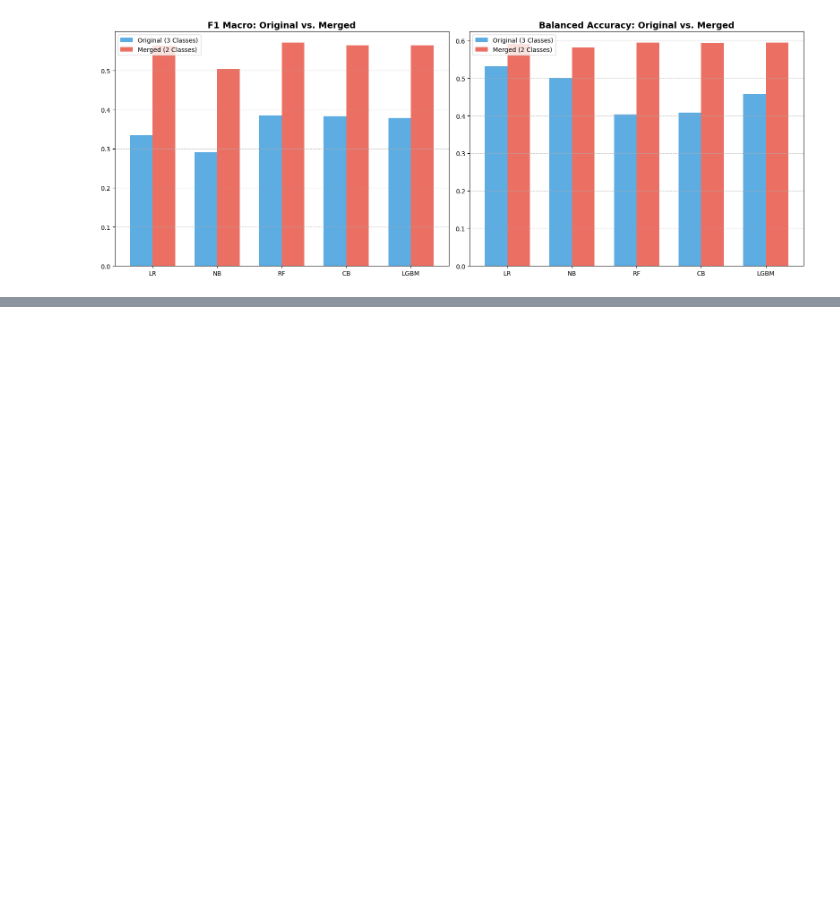
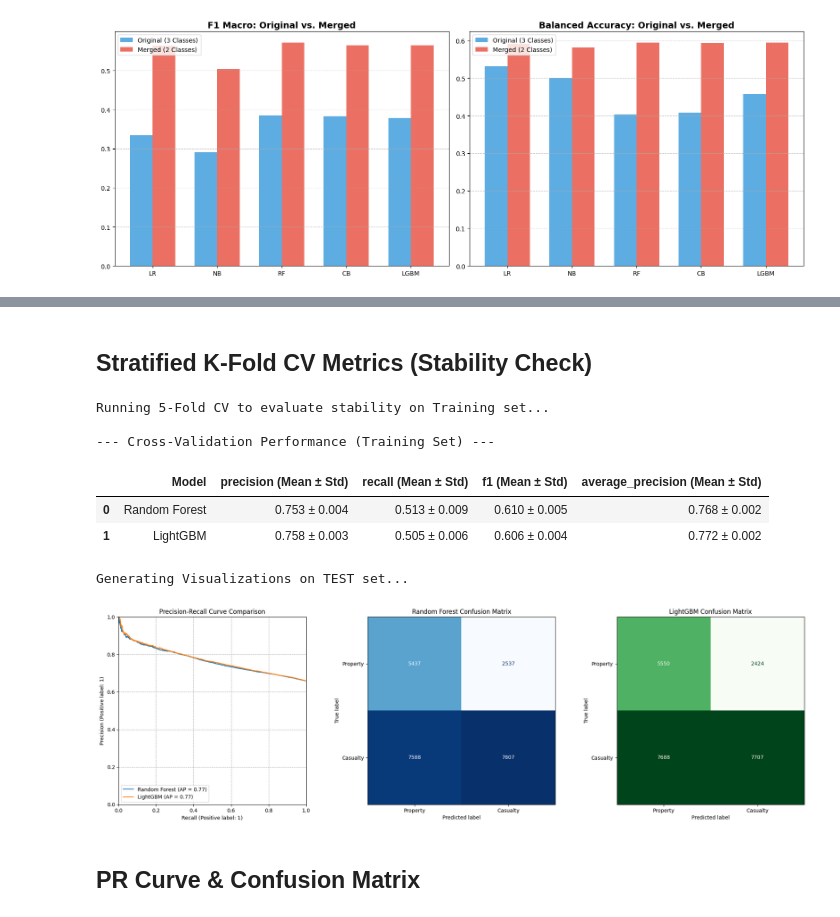
Before and after one commit to Elior-Dahan/project-machine-learning, a Jupyter notebook: supervised_models.ipynb, the cells around one changed output, grey strips where cells are left out. Saved outputs shown, nothing was run; the diff lists cells and outputs as text; code cells hidden in the pictures; blank space fills up the shorter version.

```diff
--- a/supervised_models.ipynb
+++ b/supervised_models.ipynb
@@ -101,9 +103,6 @@ def create_cyclic_features(df):
         df['time_sin'] = np.sin(2 * np.pi * time_num / 4)
         df['time_cos'] = np.cos(2 * np.pi * time_num / 4)
 
-    # Drop original columns to avoid redundancy
-    original_cols = ['hour', 'month', 'day_of_week', 'season', 'time_of_day']
-    df = df.drop(columns=[c for c in original_cols if c in df.columns], errors='ignore')
 
     return df
 # %%
@@ -812,0 +906,44 @@ plt.show()
+# %% [markdown]
+## Stratified K-Fold CV Metrics (Stability Check)
+# %%
+
+# We use the 'best' estimators found in the previous step
+models = {
+    'Random Forest': best_rf,
+    'LightGBM': best_lgbm
+}
+
+# Metrics we want to measure
+scoring = ['precision', 'recall', 'f1', 'average_precision']
+
+results_data = []
+
+for name, model in models.items():
+    # Stratified K-Fold is implicit in cross_validate for classifiers,
+    # but we can pass the cv object to be explicit and consistent
+    cv_results = cross_validate(model, X_train, y_train_encoded, cv=5, scoring=scoring, n_jobs=-1)
+
+    # Calculate Mean and Std for each metric
+    row = {'Model': name}
+    for metric in scoring:
+        mean_score = cv_results[f'test_{metric}'].mean()
+        std_score = cv_results[f'test_{metric}'].std()
+        row[f'{metric} (Mean ± Std)'] = f"{mean_score:.3f} ± {std_score:.3f}"
+
+    results_data.append(row)
+
+# Display Metrics Table
+metrics_df = pd.DataFrame(results_data)
+print("\n--- Cross-Validation Performance (Training Set) ---")
+display(metrics_df)
+# %% [output]
+Running 5-Fold CV to evaluate stability on Training set...
+
+--- Cross-Validation Performance (Training Set) ---
+|  | Model | precision (Mean ± Std) | recall (Mean ± Std) | f1 (Mean ± Std) | average_precision (Mean ± Std) |
+| 0 | Random Forest | 0.753 ± 0.004 | 0.513 ± 0.009 | 0.610 ± 0.005 | 0.768 ± 0.002 |
+| 1 | LightGBM | 0.758 ± 0.003 | 0.505 ± 0.006 | 0.606 ± 0.004 | 0.772 ± 0.002 |
+Generating Visualizations on TEST set...
+[figure, added]
+# %% [markdown]
+## PR Curve & Confusion Matrix
```
Also changed, not shown: parts of 45 cells of this notebook.
